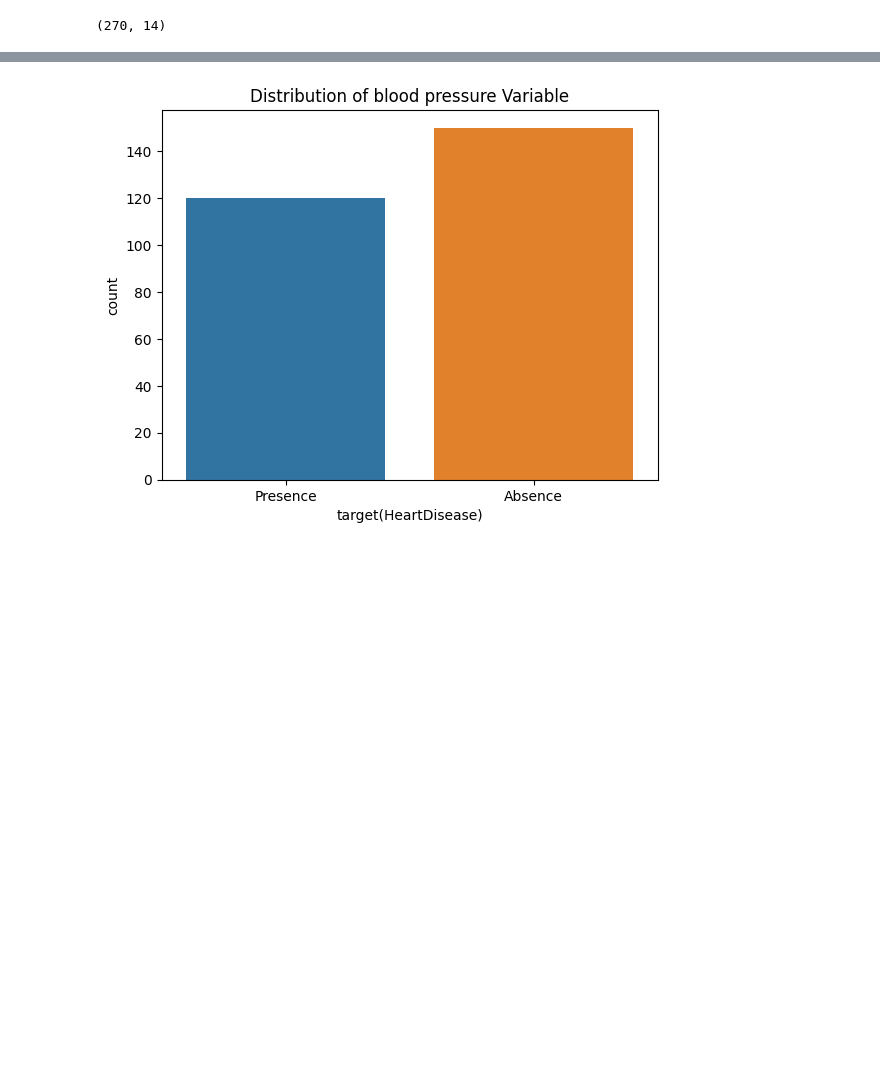
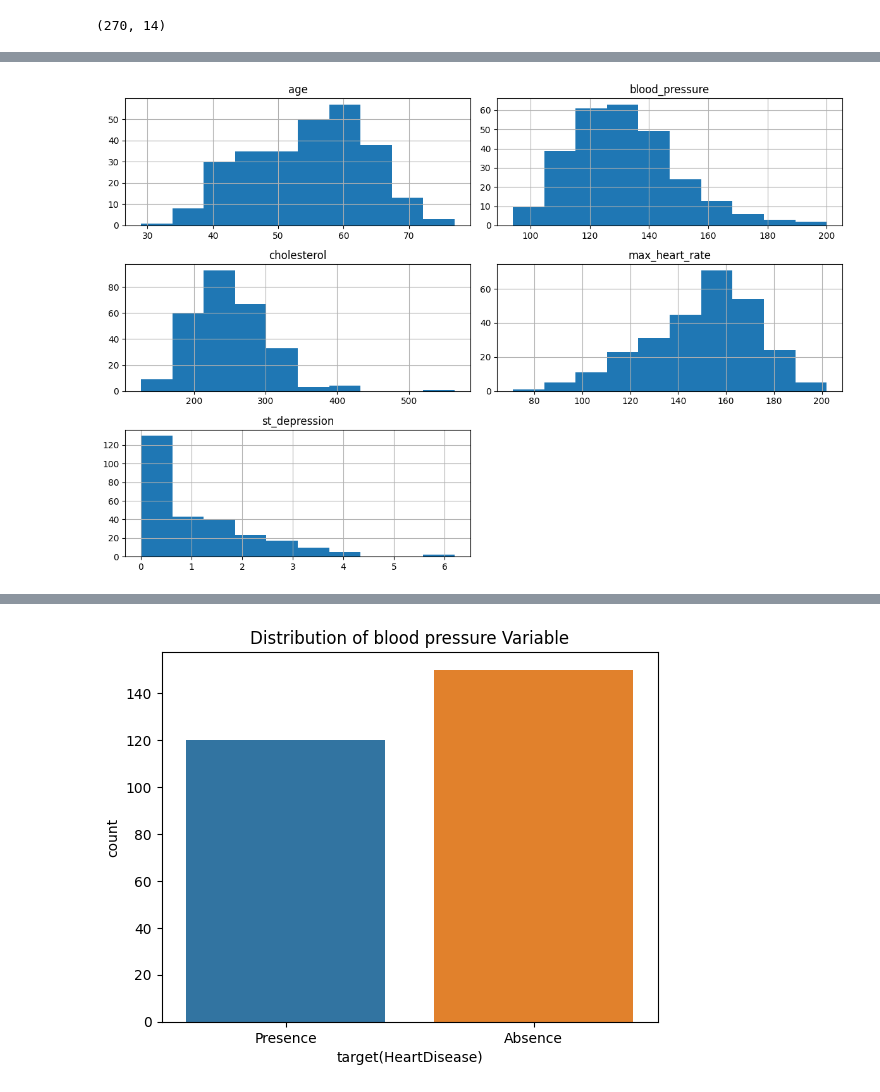
Before and after one commit to Codefedy/Heart-Disease-Predictive-Model, a Jupyter notebook: Untitled11.ipynb, the cells around one changed output, grey strips where cells are left out. Saved outputs shown, nothing was run; the diff lists cells and outputs as text; code cells hidden in the pictures; blank space fills up the shorter version.

```diff
--- a/Untitled11.ipynb
+++ b/Untitled11.ipynb
@@ -154,0 +174,7 @@ print(dp.describe())
+# %%
+numerical_cols = ['age', 'blood_pressure', 'cholesterol', 'max_heart_rate', 'st_depression']
+dp[numerical_cols].hist(bins=10, figsize=(12, 8))
+plt.tight_layout()
+plt.show()
+# %% [output]
+[figure, added]
```
Also changed, not shown: parts of 6 cells of this notebook.
